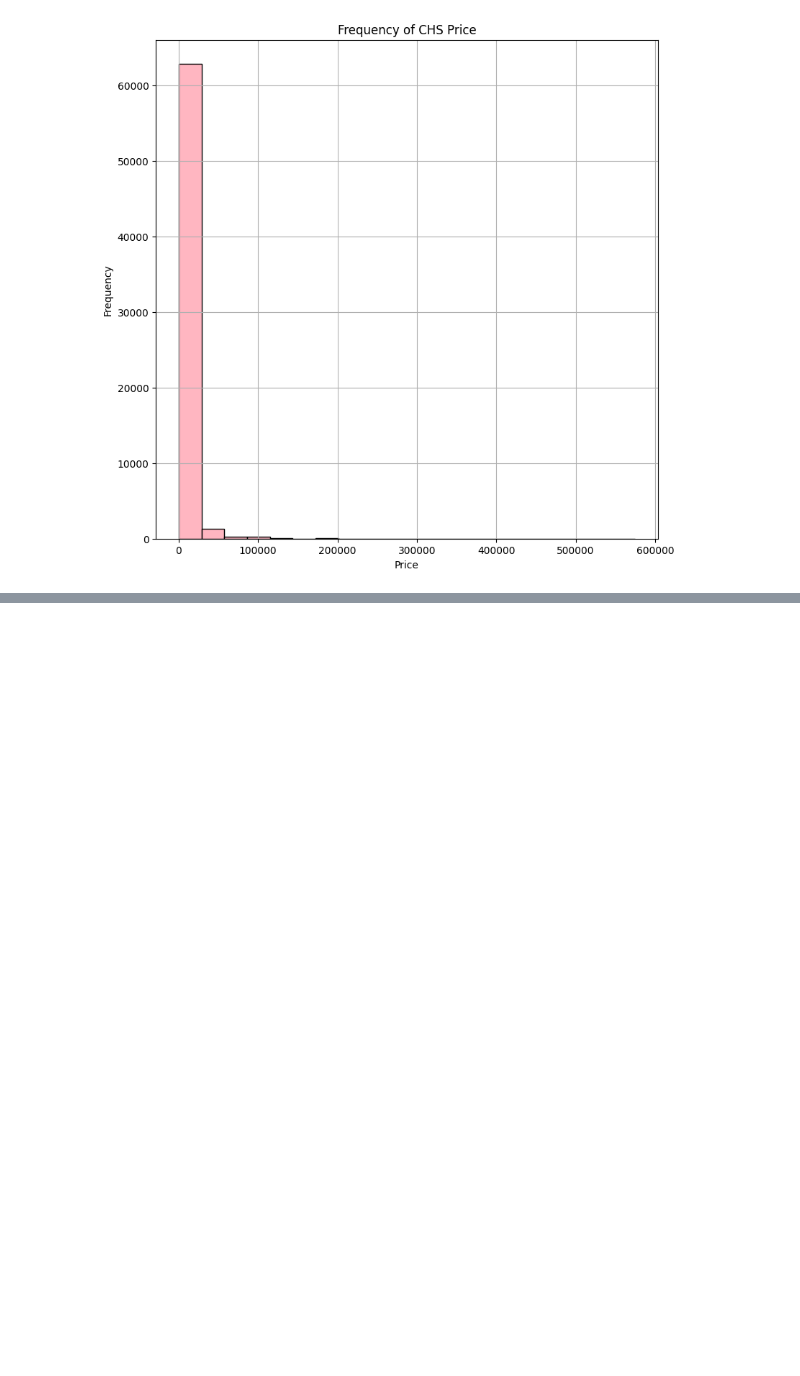
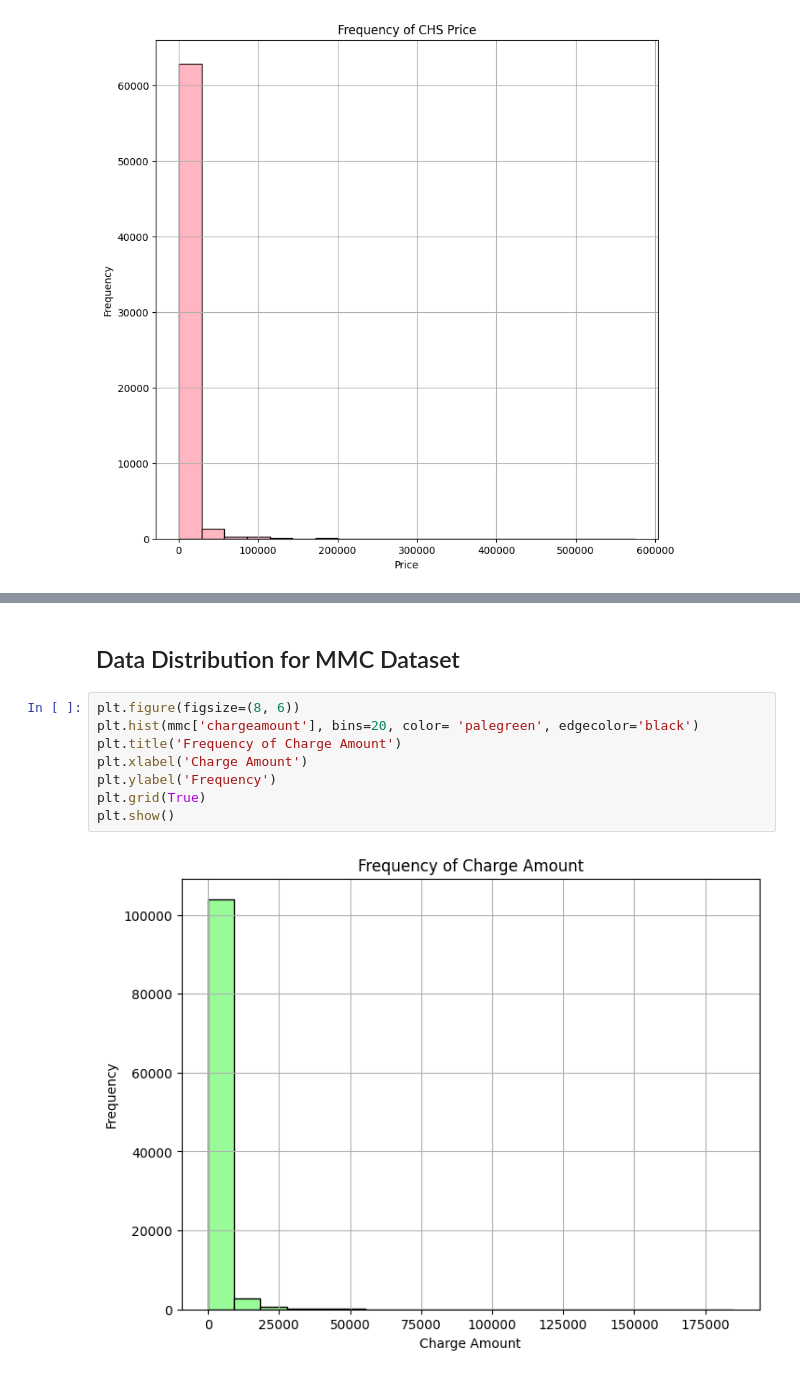
Before and after one commit to jesschannn/sqlite_database_operations, a Jupyter notebook: sqlite_database_operations.ipynb, the cells around one changed output, grey strips where cells are left out. Drawn from its saved outputs; the diff is of its cells as text; blank space fills up the shorter version.

```diff
--- a/sqlite_database_operations.ipynb
+++ b/sqlite_database_operations.ipynb
@@ -407,0 +419,12 @@ plt.show()
+# %% [markdown]
+## Data Distribution for MMC Dataset
+# %%
+plt.figure(figsize=(8, 6))
+plt.hist(mmc['chargeamount'], bins=20, color= 'palegreen', edgecolor='black')
+plt.title('Frequency of Charge Amount')
+plt.xlabel('Charge Amount')
+plt.ylabel('Frequency')
+plt.grid(True)
+plt.show()
+# %% [output]
+[figure, added]
```
Also changed, not shown: parts of 2 cells of this notebook.
